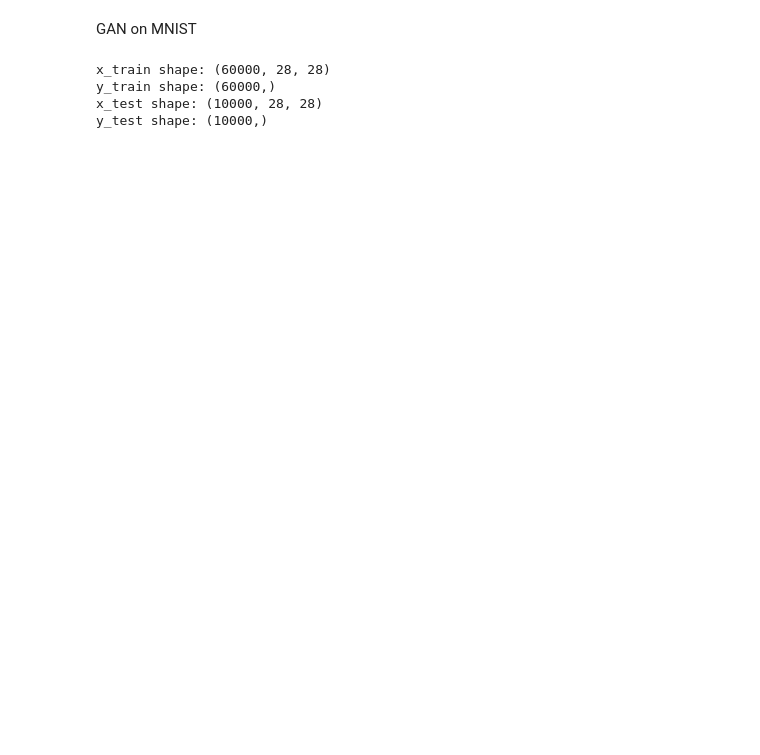
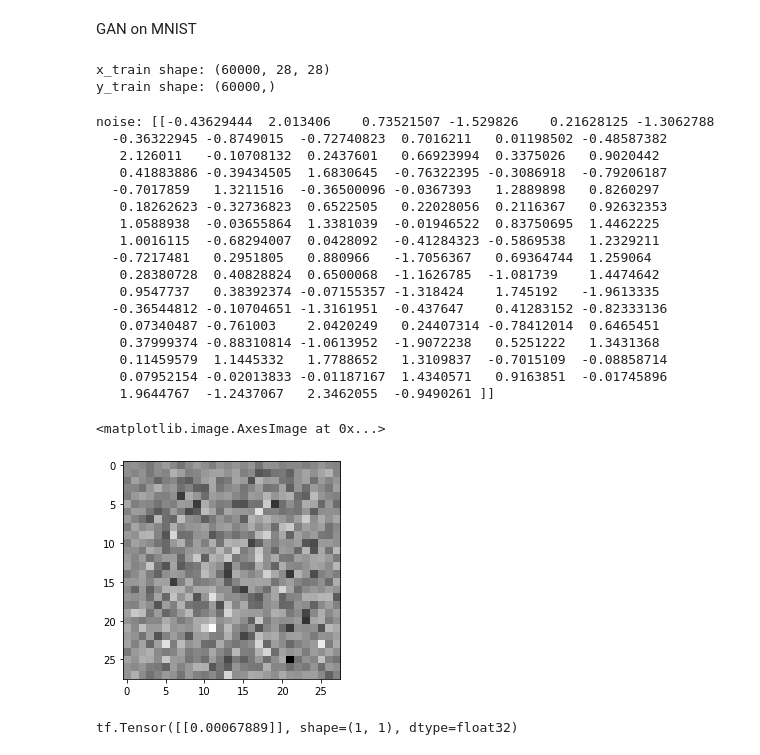
Before and after one commit to ERUD1T3/synthetic-data-gan, a Jupyter notebook: sources/dev.ipynb, the cells around one changed output. Cells and saved outputs as stored; diff of their text form; code cells hidden in the pictures; blank space fills up the shorter version.

Commit message:
mnist gan baseline

```diff
--- a/sources/dev.ipynb
+++ b/sources/dev.ipynb
@@ -54,14 +51,10 @@ coreClock: 1.0975GHz coreCount: 5 deviceMemorySize: 1.96GiB deviceMemoryBandwidt
 GAN on MNIST
 # %%
 # read mnist data
-(x_train, y_train), (x_test, y_test) = mnist.load_data()
+(train_images, train_labels), (_, _) = mnist.load_data()
 # print shapes
-print('x_train shape:', x_train.shape)
-print('y_train shape:', y_train.shape)
-print('x_test shape:', x_test.shape)
-print('y_test shape:', y_test.shape)
+print('x_train shape:', train_images.shape)
+print('y_train shape:', train_labels.shape)
 # %% [output]
 x_train shape: (60000, 28, 28)
 y_train shape: (60000,)
-x_test shape: (10000, 28, 28)
-y_test shape: (10000,)
@@ -67,0 +70,55 @@ y_test shape: (10000,)
+# %%
+# Build the generator
+def make_generator_model():
+    model = tf.keras.Sequential()
+    model.add(layers.Dense(7*7*256, use_bias=False, input_shape=(100,)))
+    model.add(layers.BatchNormalization())
+    model.add(layers.LeakyReLU())
+
+    model.add(layers.Reshape((7, 7, 256)))
+    assert model.output_shape == (None, 7, 7, 256)  # Note: None is the batch size
+#   conv2DTranspose or deconvolution
+    model.add(layers.Conv2DTranspose(128, (5, 5), strides=(1, 1), padding='same', use_bias=False))
+    assert model.output_shape == (None, 7, 7, 128)
+    model.add(layers.BatchNormalization())
+    model.add(layers.LeakyReLU())
+
+    model.add(layers.Conv2DTranspose(64, (5, 5), strides=(2, 2), padding='same', use_bias=False))
+    assert model.output_shape == (None, 14, 14, 64)
+    model.add(layers.BatchNormalization())
+    model.add(layers.LeakyReLU())
+
+    model.add(layers.Conv2DTranspose(1, (5, 5), strides=(2, 2), padding='same', use_bias=False, activation='tanh'))
+    assert model.output_shape == (None, 28, 28, 1)
+
+    return model
+# %%
+# create image from noise with untrained generator model
+generator = make_generator_model()
+# sampling noise from a normal distribution
+noise = tf.random.normal([1, 100])
+# print the noise
+print(f"noise: {noise}")
+generated_image = generator(noise, training=False)
+
+plt.imshow(generated_image[0, :, :, 0], cmap='gray')
+# %% [output]
+noise: [[-0.43629444  2.013406    0.73521507 -1.529826    0.21628125 -1.3062788
+  -0.36322945 -0.8749015  -0.72740823  0.7016211   0.01198502 -0.48587382
+   2.126011   -0.10708132  0.2437601   0.66923994  0.3375026   0.9020442
+   0.41883886 -0.39434505  1.6830645  -0.76322395 -0.3086918  -0.79206187
+  -0.7017859   1.3211516  -0.36500096 -0.0367393   1.2889898   0.8260297
+   0.18262623 -0.32736823  0.6522505   0.22028056  0.2116367   0.92632353
+   1.0588938  -0.03655864  1.3381039  -0.01946522  0.83750695  1.4462225
+   1.0016115  -0.68294007  0.0428092  -0.41284323 -0.5869538   1.2329211
+  -0.7217481   0.2951805   0.880966   -1.7056367   0.69364744  1.259064
+   0.28380728  0.40828824  0.6500068  -1.1626785  -1.081739    1.4474642
+   0.9547737   0.38392374 -0.07155357 -1.318424    1.745192   -1.9613335
+  -0.36544812 -0.10704651 -1.3161951  -0.437647    0.41283152 -0.82333136
+   0.07340487 -0.761003    2.0420249   0.24407314 -0.78412014  0.6465451
+   0.37999374 -0.88310814 -1.0613952  -1.9072238   0.5251222   1.3431368
+   0.11459579  1.1445332   1.7788652   1.3109837  -0.7015109  -0.08858714
+   0.07952154 -0.02013833 -0.01187167  1.4340571   0.9163851  -0.01745896
+   1.9644767  -1.2437067   2.3462055  -0.9490261 ]]
+<matplotlib.image.AxesImage at 0x...>
+[figure, added]
@@ -67,0 +143,6 @@ y_test shape: (10000,)
+# %%
+discriminator = make_discriminator_model()
+decision = discriminator(generated_image)
+print (decision)
+# %% [output]
+tf.Tensor([[0.00067889]], shape=(1, 1), dtype=float32)
```
Also changed, not shown: parts of 16 cells of this notebook, 3 other files.
